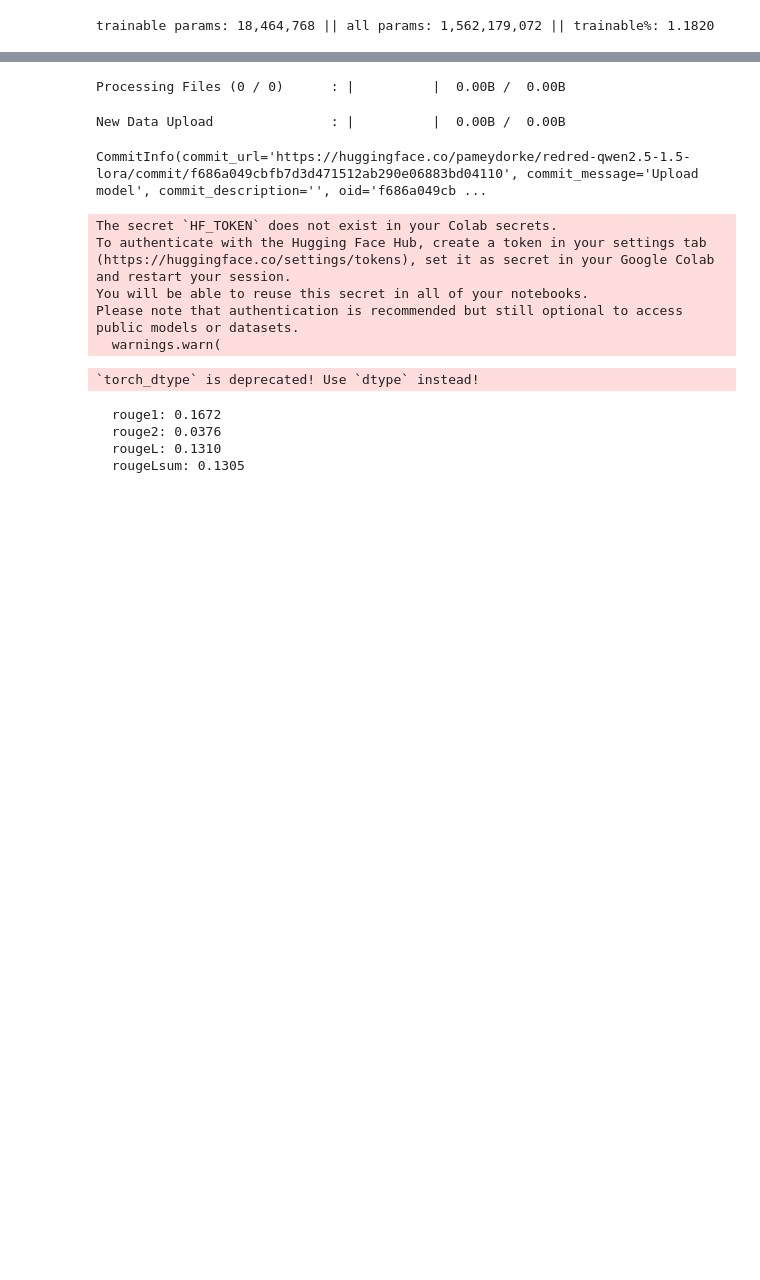
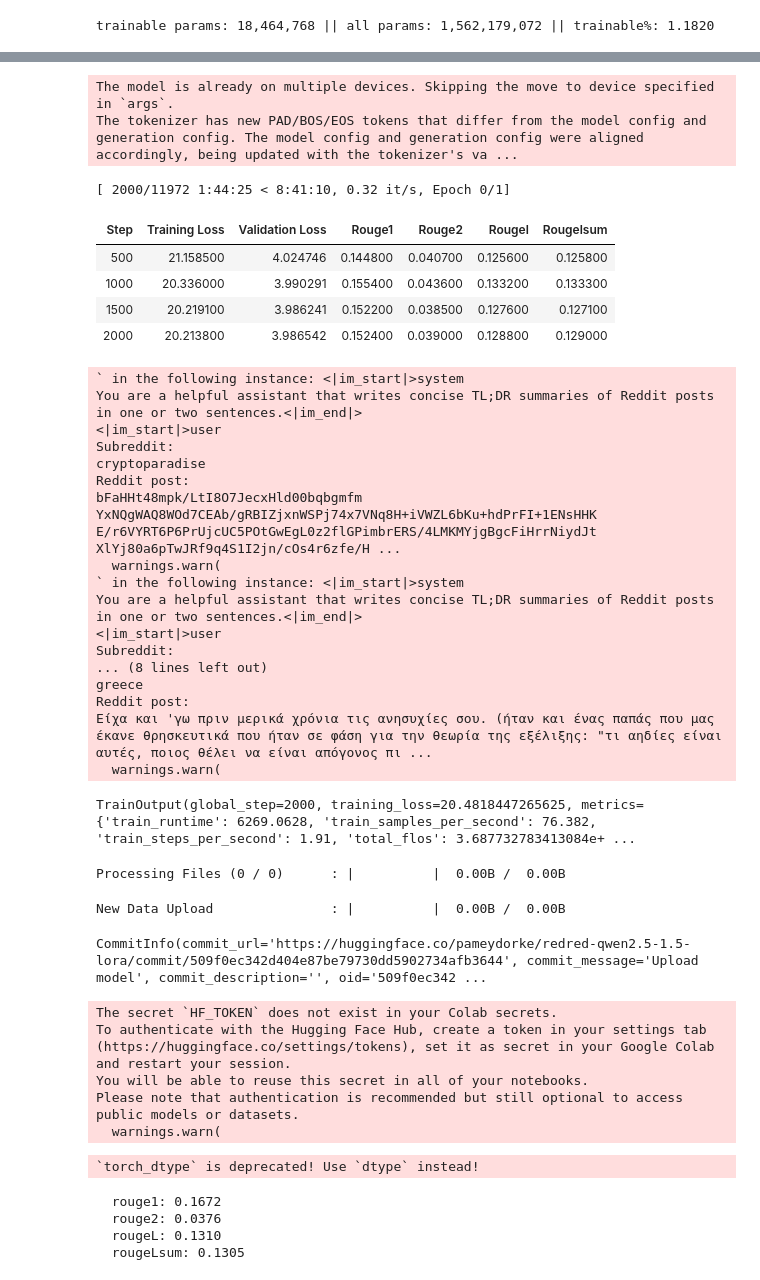
Before and after one commit to ankorn/redred, a Jupyter notebook: model/train.ipynb, the cells around one changed output, grey strips where cells are left out. Drawn from its saved outputs; the diff is of its cells as text; code cells hidden in the pictures; blank space fills up the shorter version.

```diff
--- a/model/train.ipynb
+++ b/model/train.ipynb
@@ -197,27 +196,33 @@ GPU = NVIDIA A100-SXM4-80GB. Max memory = 79.251 GB.
 # %%
 MODEL_NAME = "Qwen/Qwen2.5-1.5B-Instruct"
 
-NUM_SAMPLES = 150_000
+NUM_SAMPLES = 500_000
 
 MAX_SEQ_LENGTH = 1500
 
 LORA_R = 16
 LORA_ALPHA = LORA_R * 2
-LORA_DROPOUT = 0.2
+LORA_DROPOUT = 0.3
 
 BATCH_SIZE = 8
-GRAD_ACCUMULATION = 4
+GRAD_ACCUMULATION = 5
 LEARNING_RATE = 2e-4
 NUM_EPOCHS = 1
 WARMUP_RATIO = 0.1
 MAX_NEW_TOKENS=128
+
+WEIGHT_DECAY = 0.05
+LABEL_SMOOTHING_FACTOR = 0.1
+LR_SCHEDULE_TYPE='linear'
+WARMUP_STEPS = 500
 # %%
 from pandas import DataFrame
 from datasets import Dataset
 
 dataset = load_dataset("webis/tldr-17", split="train", trust_remote_code=True, streaming=True)
+dataset = dataset.shuffle(buffer_size=10_000, seed=42).take(NUM_SAMPLES)
 
-df = DataFrame(list(dataset.take(NUM_SAMPLES)))
+df = DataFrame(list(dataset))
 
 df = df.drop_duplicates(subset=['content', 'summary'])
 print('removed', NUM_SAMPLES - len(df), 'duplicates')
@@ -263,9 +268,10 @@ system_msg = (
 def  format_chat(example):
     content = clean_text(example["content"])
     summary = clean_text(example["summary"])
+    subreddit = clean_text(example["subreddit"])
     messages = [
         {"role": "system", "content": system_msg},
-        {"role": "user", "content": f"Reddit post:n{content}"},
+        {"role": "user", "content": f"Subreddit:\n{subreddit}\nReddit post:\n{content}"},
         {"role": "assistant", "content": summary},
     ]
     text = tokenizer.apply_chat_template(
@@ -502,3 +483,53 @@ TrainOutput(global_step=3500, training_loss=2.7026759556361606, metrics={'train_
+# %%
+from transformers import EarlyStoppingCallback
+from trl import DataCollatorForCompletionOnlyLM
+
+torch.cuda.empty_cache()
+
+trainer = EvalTrainer(
+    model=model,
+    processing_class=tokenizer,
+    train_dataset=train_ds_formatted,
+    eval_dataset=eval_ds_formatted.shuffle(seed=42).take(250),
+
+    args=training_args,
+    packing=False,
+    data_collator=DataCollatorForCompletionOnlyLM(
+        response_template="<|im_start|>assistant\n",
+        tokenizer=tokenizer
+    ),
+    callbacks=[EarlyStoppingCallback(early_stopping_patience=2)],
+    compute_metrics=compute_metrics,
+)
+
+trainer.train()
+# %% [output]
+The model is already on multiple devices. Skipping the move to device specified in `args`.
+The tokenizer has new PAD/BOS/EOS tokens that differ from the model config and generation config. The model config and generation config were aligned accordingly, being updated with the tokenizer's va ...
+[ 2000/11972 1:44:25 < 8:41:10, 0.32 it/s, Epoch 0/1]
+| Step | Training Loss | Validation Loss | Rouge1 | Rouge2 | Rougel | Rougelsum |
+| 500 | 21.158500 | 4.024746 | 0.144800 | 0.040700 | 0.125600 | 0.125800 |
+| 1000 | 20.336000 | 3.990291 | 0.155400 | 0.043600 | 0.133200 | 0.133300 |
+| 1500 | 20.219100 | 3.986241 | 0.152200 | 0.038500 | 0.127600 | 0.127100 |
+| 2000 | 20.213800 | 3.986542 | 0.152400 | 0.039000 | 0.128800 | 0.129000 |
+` in the following instance: <|im_start|>system
+You are a helpful assistant that writes concise TL;DR summaries of Reddit posts in one or two sentences.<|im_end|>
+<|im_start|>user
+Subreddit:
+cryptoparadise
+Reddit post:
+bFaHHt48mpk/LtI8O7JecxHld00bqbgmfm YxNQgWAQ8WOd7CEAb/gRBIZjxnWSPj74x7VNq8H+iVWZL6bKu+hdPrFI+1ENsHHK E/r6VYRT6P6PrUjcUC5POtGwEgL0z2flGPimbrERS/4LMKMYjgBgcFiHrrNiydJt XlYj80a6pTwJRf9q4S1I2jn/cOs4r6zfe/H ...
+  warnings.warn(
+` in the following instance: <|im_start|>system
+You are a helpful assistant that writes concise TL;DR summaries of Reddit posts in one or two sentences.<|im_end|>
+<|im_start|>user
+Subreddit:
+... (8 lines left out)
+greece
+Reddit post:
+Είχα και 'γω πριν μερικά χρόνια τις ανησυχίες σου. (ήταν και ένας παπάς που μας έκανε θρησκευτικά που ήταν σε φάση για την θεωρία της εξέλιξης: "τι αηδίες είναι αυτές, ποιος θέλει να είναι απόγονος πι ...
+  warnings.warn(
+TrainOutput(global_step=2000, training_loss=20.4818447265625, metrics={'train_runtime': 6269.0628, 'train_samples_per_second': 76.382, 'train_steps_per_second': 1.91, 'total_flos': 3.687732783413084e+ ...
 # %%
 import huggingface_hub
 
@@ -508,7 +539,7 @@ model.push_to_hub("pameydorke/redred-qwen2.5-1.5-lora")
 # %% [output]
 Processing Files (0 / 0)      : |          |  0.00B /  0.00B
 New Data Upload               : |          |  0.00B /  0.00B
-CommitInfo(commit_url='https://huggingface.co/pameydorke/redred-qwen2.5-1.5-lora/commit/f686a049cbfb7d3d471512ab290e06883bd04110', commit_message='Upload model', commit_description='', oid='f686a049cb ...
+CommitInfo(commit_url='https://huggingface.co/pameydorke/redred-qwen2.5-1.5-lora/commit/509f0ec342d404e87be79730dd5902734afb3644', commit_message='Upload model', commit_description='', oid='509f0ec342 ...
 # %%
 model = AutoModelForCausalLM.from_pretrained(
     MODEL_NAME,
```
Also changed, not shown: parts of 6 cells of this notebook, 1 other file.
